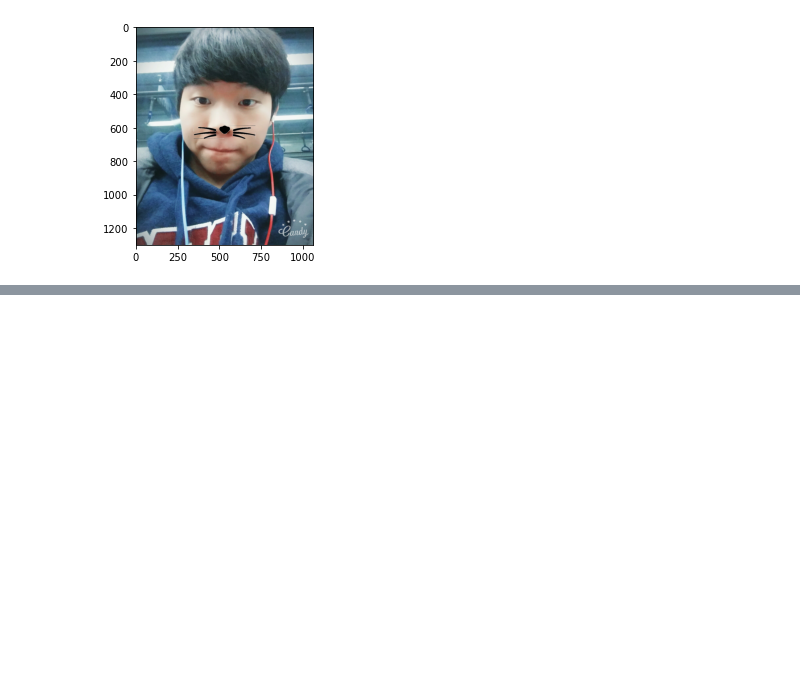
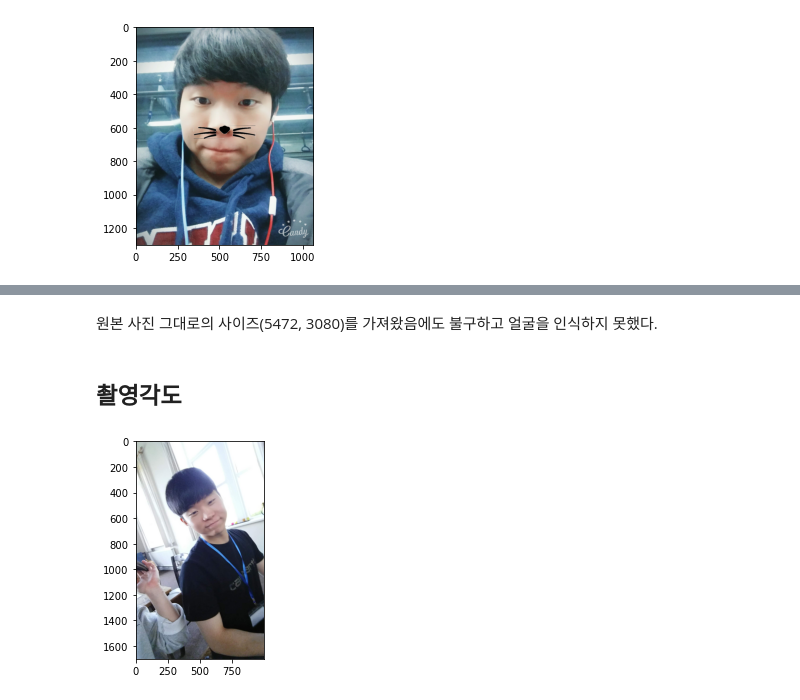
Before and after one commit to hweejuni/The-very-first-repository, a Jupyter notebook: E10.Camera_Sticker/E10.Camera_Sticker.ipynb, the cells around one changed output, grey strips where cells are left out. Drawn from its saved outputs; the diff is of its cells as text; code cells hidden in the pictures; blank space fills up the shorter version.

```diff
--- a/E10.Camera_Sticker/E10.Camera_Sticker.ipynb
+++ b/E10.Camera_Sticker/E10.Camera_Sticker.ipynb
@@ -128,0 +177,15 @@ plt.show()
+# %% [markdown]
+원본 사진 그대로의 사이즈(5472, 3080)를 가져왔음에도 불구하고 얼굴을 인식하지 못했다.
+# %% [markdown]
+## 촬영각도
+# %%
+my_image_path3 = os.getenv('HOME')+'/aiffel/camera_sticker/images/img3.jpg'
+img_bgr = cv2.imread(my_image_path3)
+img_bgr = cv2.resize(img_bgr, (1000, 1700))
+
+img_rgb = cv2.cvtColor(img_bgr, cv2.COLOR_BGR2RGB)
+img_show = img_bgr.copy()
+plt.imshow(img_rgb)
+plt.show()
+# %% [output]
+[figure, added]
```
Also changed, not shown: parts of 10 cells of this notebook.
